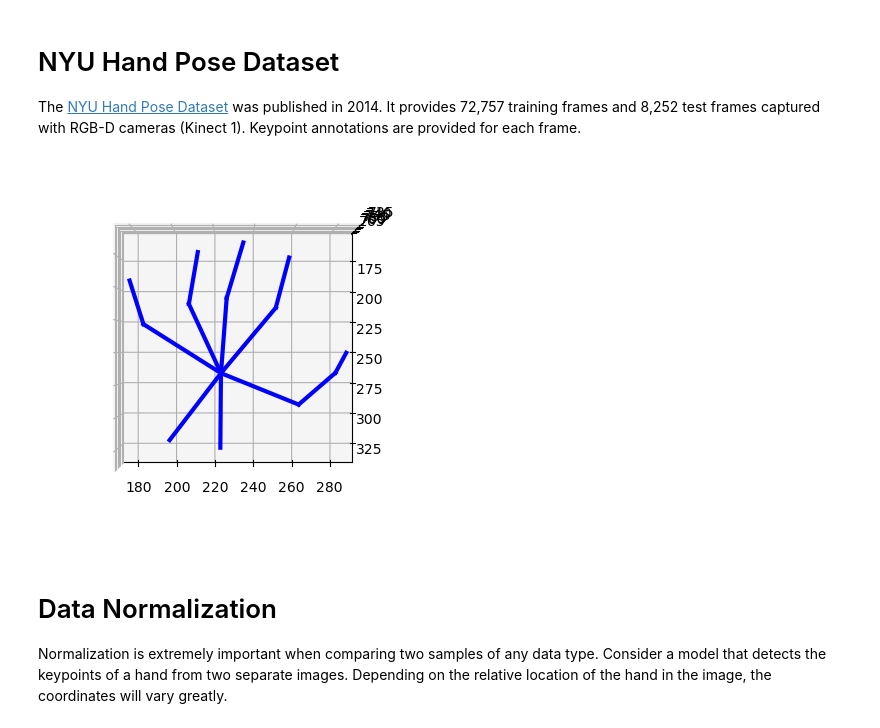
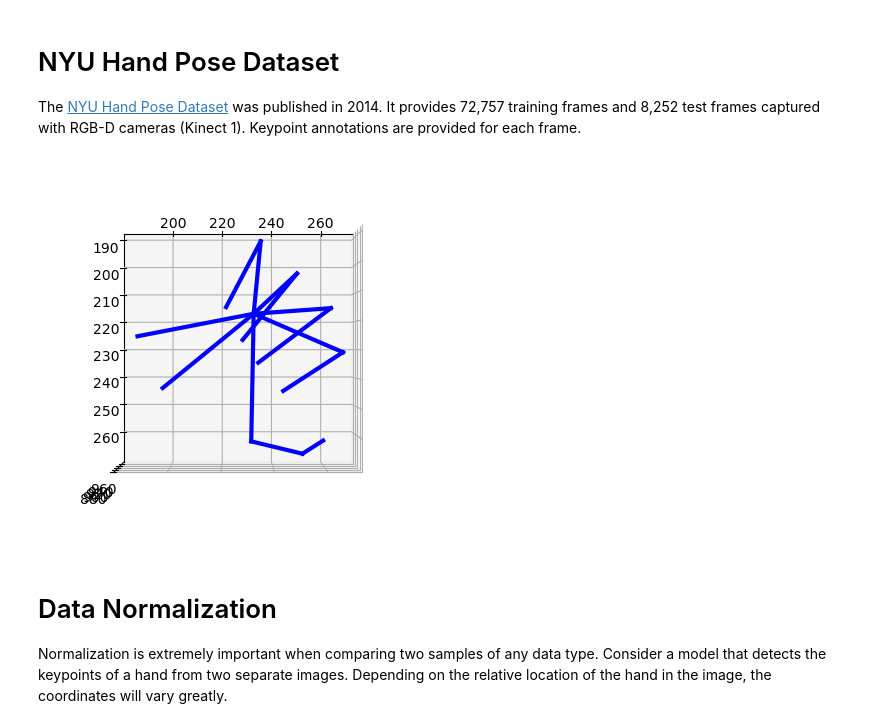
Before and after one commit to ajdillhoff/Linear-Algebra-Examples, a Jupyter notebook: machine_learning/Hand Pose Search.ipynb, the cells around one changed output. Drawn from its saved outputs; the diff is of its cells as text; code cells hidden in the pictures.

```diff
--- a/machine_learning/Hand Pose Search.ipynb
+++ b/machine_learning/Hand Pose Search.ipynb
@@ -34,8 +33,8 @@ def plot_hands3d(ax, points, color, linewidth='3'):
 The [NYU Hand Pose Dataset](https://jonathantompson.github.io/NYU_Hand_Pose_Dataset.htm) was published in 2014. It provides 72,757 training frames and 8,252 test frames captured with RGB-D cameras (Kinect 1). Keypoint annotations are provided for each frame.
 # %%
 # Load dataset
-testing_mat = sio.loadmat("data/test_joint_data.mat")
-training_mat = sio.loadmat("data/train_joint_data.mat")
+testing_mat = sio.loadmat("/Users/dillhoff/Downloads/test_joint_data.mat")
+training_mat = sio.loadmat("/Users/dillhoff/Downloads/train_joint_data.mat")
 test_dataset = testing_mat['joint_uvd'][0]
 train_dataset = training_mat['joint_uvd'][0]
 
@@ -44,14 +43,14 @@ eval_joints = [0, 3, 6, 9, 12, 15, 18, 21, 24, 25, 27, 30, 31, 32]
 train_dataset = train_dataset[:, eval_joints]
 test_dataset = test_dataset[:, eval_joints]
 # %%
-sample = train_dataset[0]
+sample = train_dataset[10000]
 
 fig = plt.figure()
 ax = fig.add_subplot(111, projection='3d')
 ax.view_init(-90, -90)
 plot_hands3d(ax, sample, 'b')
 # %% [output]
-[figure, old version]
+[figure, new version]
 # %% [markdown]
 # Data Normalization
 
```
Also changed, not shown: parts of 5 cells of this notebook, 5 other files.
